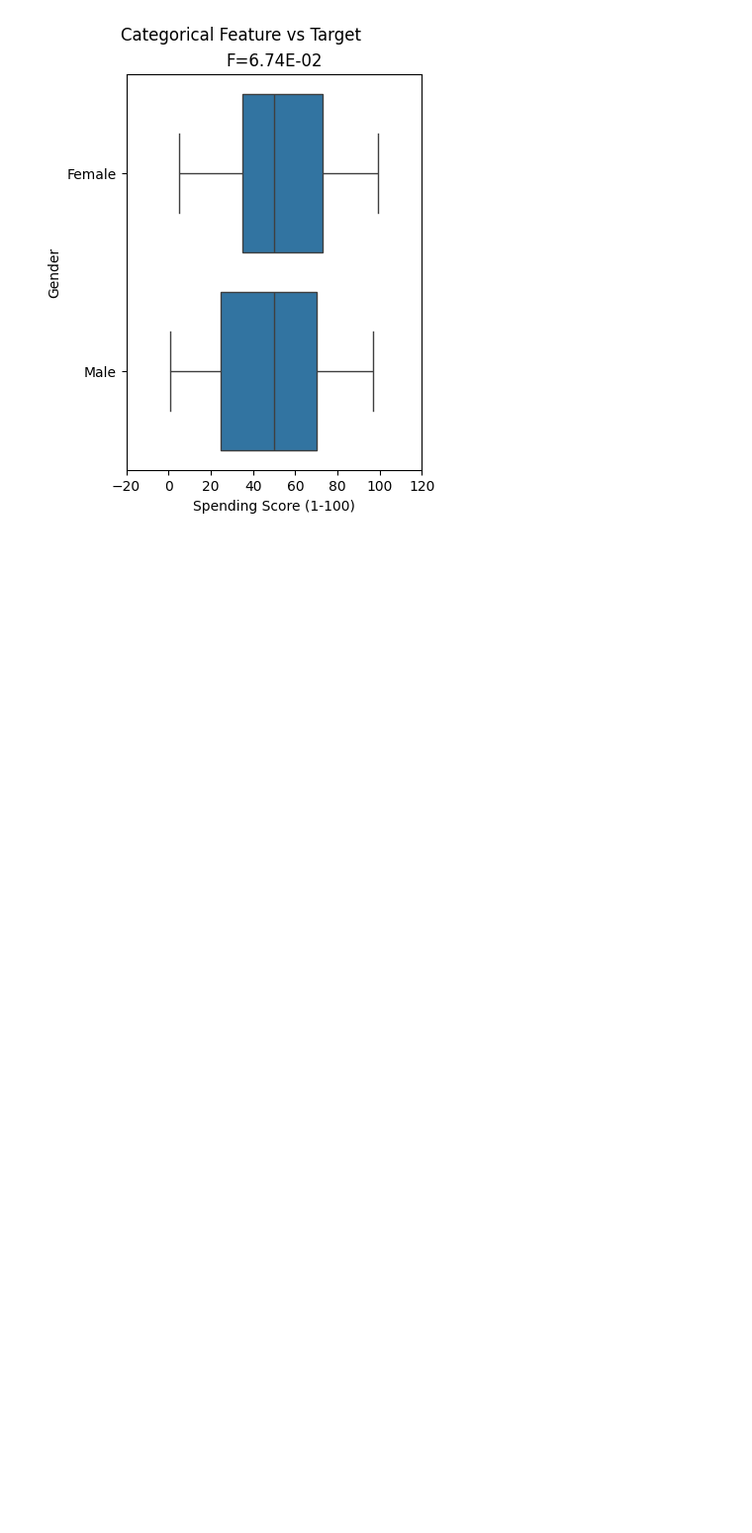
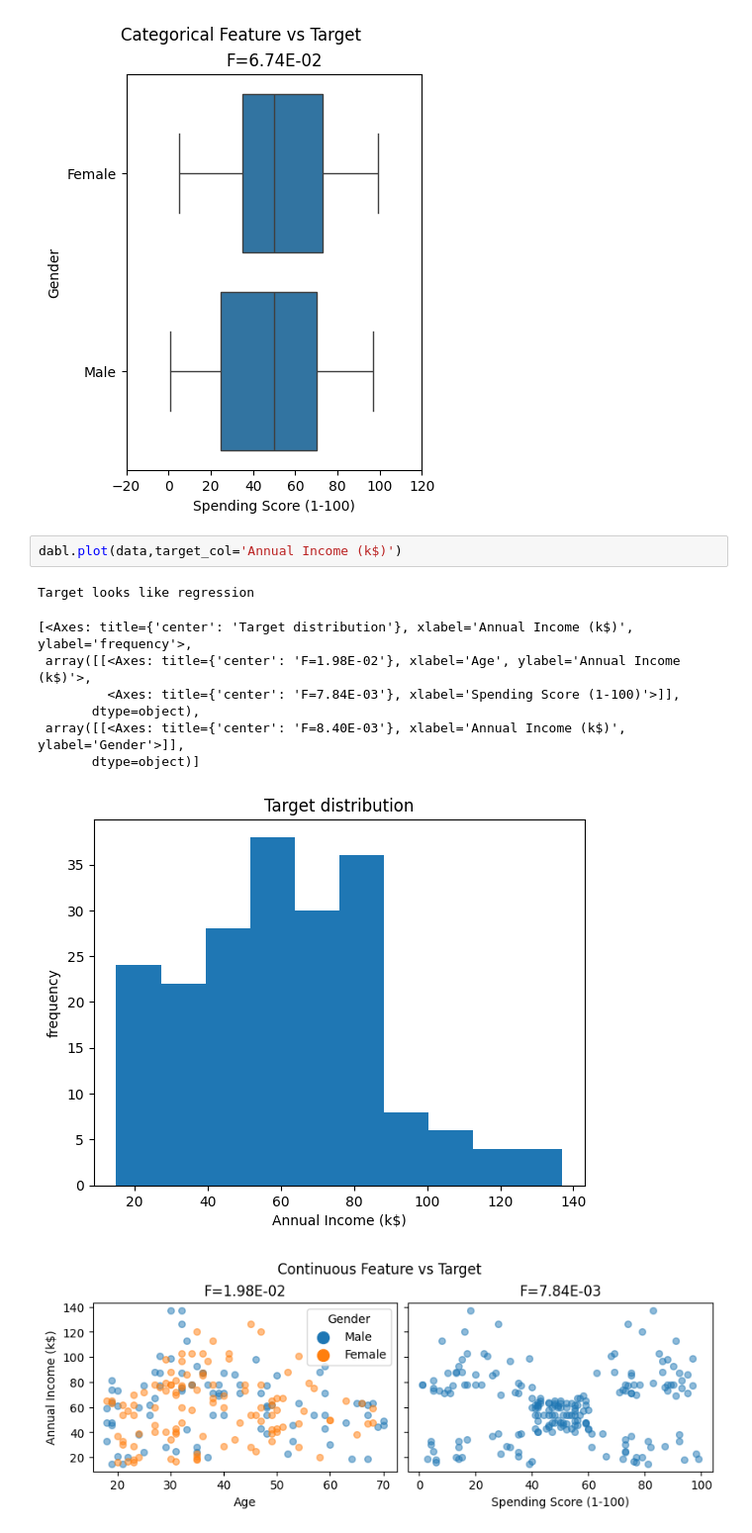
Before and after one commit to RajeevDash007/customer_segmentation_K-Means, a Jupyter notebook: code.ipynb, the cells around one changed output. Shown at 99% size. Saved outputs shown, nothing was run; the diff lists cells and outputs as text; blank space fills up the shorter version.

```diff
--- a/code.ipynb
+++ b/code.ipynb
@@ -153,3 +153,15 @@ Target looks like regression
 [figure]
 [figure]
 [figure]
+# %%
+dabl.plot(data,target_col='Annual Income (k$)')
+# %% [output]
+Target looks like regression
+[<Axes: title={'center': 'Target distribution'}, xlabel='Annual Income (k$)', ylabel='frequency'>,
+ array([[<Axes: title={'center': 'F=1.98E-02'}, xlabel='Age', ylabel='Annual Income (k$)'>,
+         <Axes: title={'center': 'F=7.84E-03'}, xlabel='Spending Score (1-100)'>]],
+       dtype=object),
+ array([[<Axes: title={'center': 'F=8.40E-03'}, xlabel='Annual Income (k$)', ylabel='Gender'>]],
+       dtype=object)]
+[figure, added]
+[figure, added]
```
Also changed, not shown: parts of 2 cells of this notebook.
